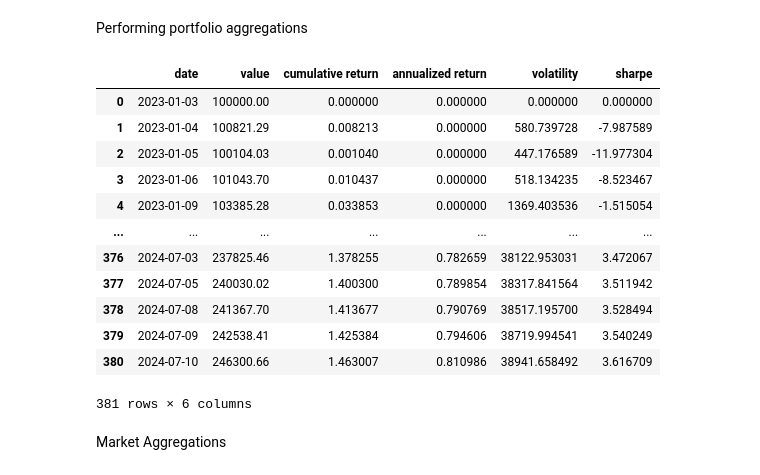
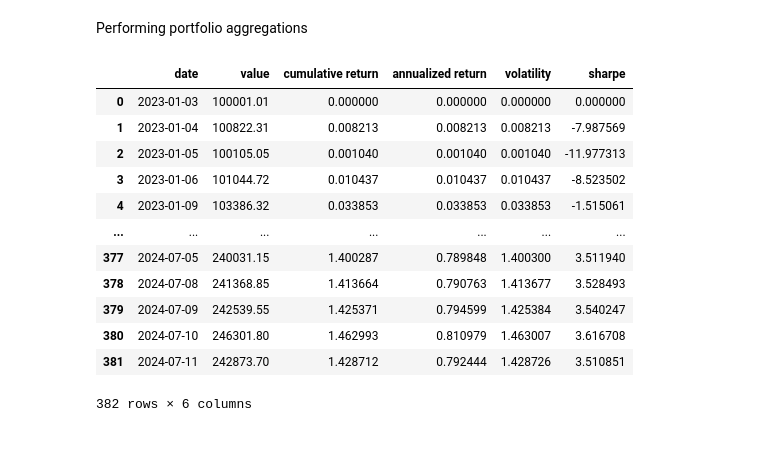
Before and after one commit to Swaxie/SkillStorm-Project-1, a Jupyter notebook: polygon_etl.ipynb, the cells around one changed output. Cells and saved outputs as stored; diff of their text form; code cells hidden in the pictures; blank space fills up the shorter version.

```diff
--- a/polygon_etl.ipynb
+++ b/polygon_etl.ipynb
@@ -281,42 +296,50 @@ Performing portfolio aggregations
 # %%
 portfolio_aggs = pd.DataFrame(SPY_etf_data['date'])
 portfolio_aggs['value'] = (
     SPY_etf_data['value'] +
     AMZN_stock_data['value'] +
     TSM_stock_data['value'] +
     AXP_stock_data['value'] +
     CELH_stock_data['value'] +
     NVDA_stock_data['value'] +
     USDJPY_forex_data['value']
-)
+).round(2)
 portfolio_aggs['cumulative return'] = (portfolio_aggs['value'] - portfolio_aggs['value'].iat[0])/portfolio_aggs['value'].iat[0]
 
 portfolio_aggs['annualized return'] = (
     (1 + portfolio_aggs['cumulative return']).pow(365/(portfolio_aggs['date'] - portfolio_aggs['date'].iat[0]).dt.days) - 1
 )
 
 less_than_1_year = (portfolio_aggs['date'] - portfolio_aggs['date'].iat[0]).dt.days < 365
 # Global Investment Performance Standards dictate that returns of portfolios or composites for periods of less than one year may not be annualized
-portfolio_aggs.loc[less_than_1_year, 'annualized return'] = 0
+portfolio_aggs.loc[less_than_1_year, 'annualized return'] = portfolio_aggs['cumulative return']
 
-portfolio_aggs['volatility'] = portfolio_aggs['value'].rolling(len(portfolio_aggs),min_periods=2).std()
+# weighted average returns
+portfolio_aggs['volatility'] = (
+    0.4 * SPY_etf_data['cumulative return'] +
+    0.1 * TSM_stock_data['cumulative return'] +
+    0.1 * AMZN_stock_data['cumulative return'] +
+    0.1 * AXP_stock_data['cumulative return'] +
+    0.1 * CELH_stock_data['cumulative return'] +
+    0.1 * NVDA_stock_data['cumulative return'] +
+    0.1 * USDJPY_forex_data['cumulative return']
+    )
 
 portfolio_aggs['sharpe'] = (portfolio_aggs['cumulative return'] - rf)/(portfolio_aggs['cumulative return'].rolling(len(portfolio_aggs),min_periods=1).std())
 portfolio_aggs.fillna(0,inplace=True)
+
 portfolio_aggs
 # %% [output]
 |  | date | value | cumulative return | annualized return | volatility | sharpe |
-| 0 | 2023-01-03 | 100000.00 | 0.000000 | 0.000000 | 0.000000 | 0.000000 |
-| 1 | 2023-01-04 | 100821.29 | 0.008213 | 0.000000 | 580.739728 | -7.987589 |
-| 2 | 2023-01-05 | 100104.03 | 0.001040 | 0.000000 | 447.176589 | -11.977304 |
-| 3 | 2023-01-06 | 101043.70 | 0.010437 | 0.000000 | 518.134235 | -8.523467 |
-| 4 | 2023-01-09 | 103385.28 | 0.033853 | 0.000000 | 1369.403536 | -1.515054 |
+| 0 | 2023-01-03 | 100001.01 | 0.000000 | 0.000000 | 0.000000 | 0.000000 |
+| 1 | 2023-01-04 | 100822.31 | 0.008213 | 0.008213 | 0.008213 | -7.987569 |
+| 2 | 2023-01-05 | 100105.05 | 0.001040 | 0.001040 | 0.001040 | -11.977313 |
+| 3 | 2023-01-06 | 101044.72 | 0.010437 | 0.010437 | 0.010437 | -8.523502 |
+| 4 | 2023-01-09 | 103386.32 | 0.033853 | 0.033853 | 0.033853 | -1.515061 |
 | ... | ... | ... | ... | ... | ... | ... |
-| 376 | 2024-07-03 | 237825.46 | 1.378255 | 0.782659 | 38122.953031 | 3.472067 |
-| 377 | 2024-07-05 | 240030.02 | 1.400300 | 0.789854 | 38317.841564 | 3.511942 |
-| 378 | 2024-07-08 | 241367.70 | 1.413677 | 0.790769 | 38517.195700 | 3.528494 |
-| 379 | 2024-07-09 | 242538.41 | 1.425384 | 0.794606 | 38719.994541 | 3.540249 |
-| 380 | 2024-07-10 | 246300.66 | 1.463007 | 0.810986 | 38941.658492 | 3.616709 |
+| 377 | 2024-07-05 | 240031.15 | 1.400287 | 0.789848 | 1.400300 | 3.511940 |
+| 378 | 2024-07-08 | 241368.85 | 1.413664 | 0.790763 | 1.413677 | 3.528493 |
+| 379 | 2024-07-09 | 242539.55 | 1.425371 | 0.794599 | 1.425384 | 3.540247 |
+| 380 | 2024-07-10 | 246301.80 | 1.462993 | 0.810979 | 1.463007 | 3.616708 |
+| 381 | 2024-07-11 | 242873.70 | 1.428712 | 0.792444 | 1.428726 | 3.510851 |
-381 rows × 6 columns
+382 rows × 6 columns
-# %% [markdown]
-Market Aggregations
```
Also changed, not shown: parts of 17 cells of this notebook, 14 other files.
